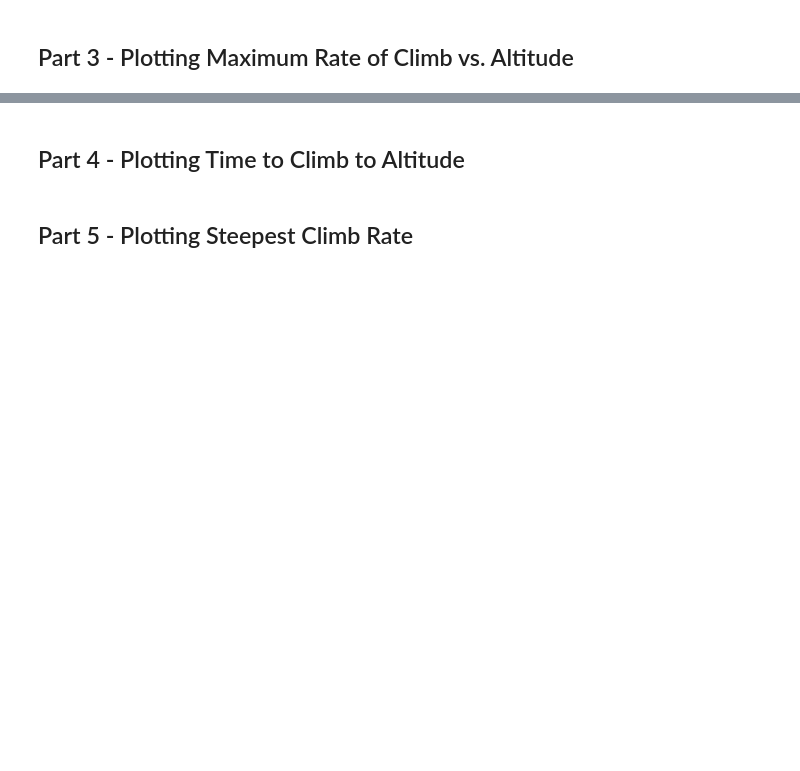
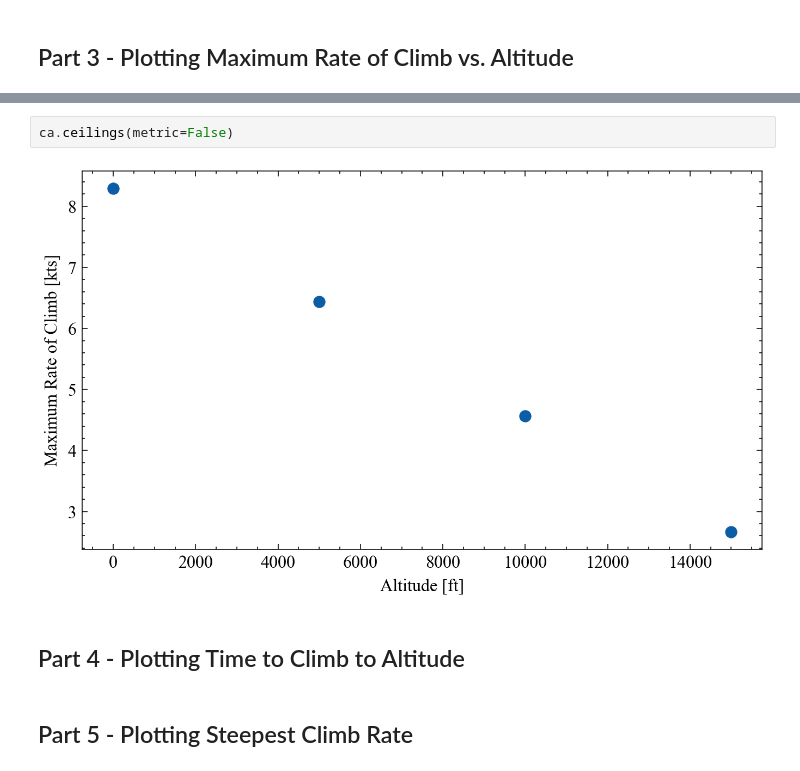
Before and after one commit to MichaszJ/aircraft-performance-projects, a Jupyter notebook: Project2.ipynb, the cells around one changed output, grey strips where cells are left out. Cells and saved outputs as stored; diff of their text form; blank space fills up the shorter version.

```diff
--- a/Project2.ipynb
+++ b/Project2.ipynb
@@ -40,3 +100,7 @@ ca.hodograph(metric=False)
+# %%
+ca.ceilings(metric=False)
+# %% [output]
+[figure, added]
 # %% [markdown]
 ## Part 4 - Plotting Time to Climb to Altitude
 # %% [markdown]
```
Also changed, not shown: parts of 9 cells of this notebook, 1 other file.
